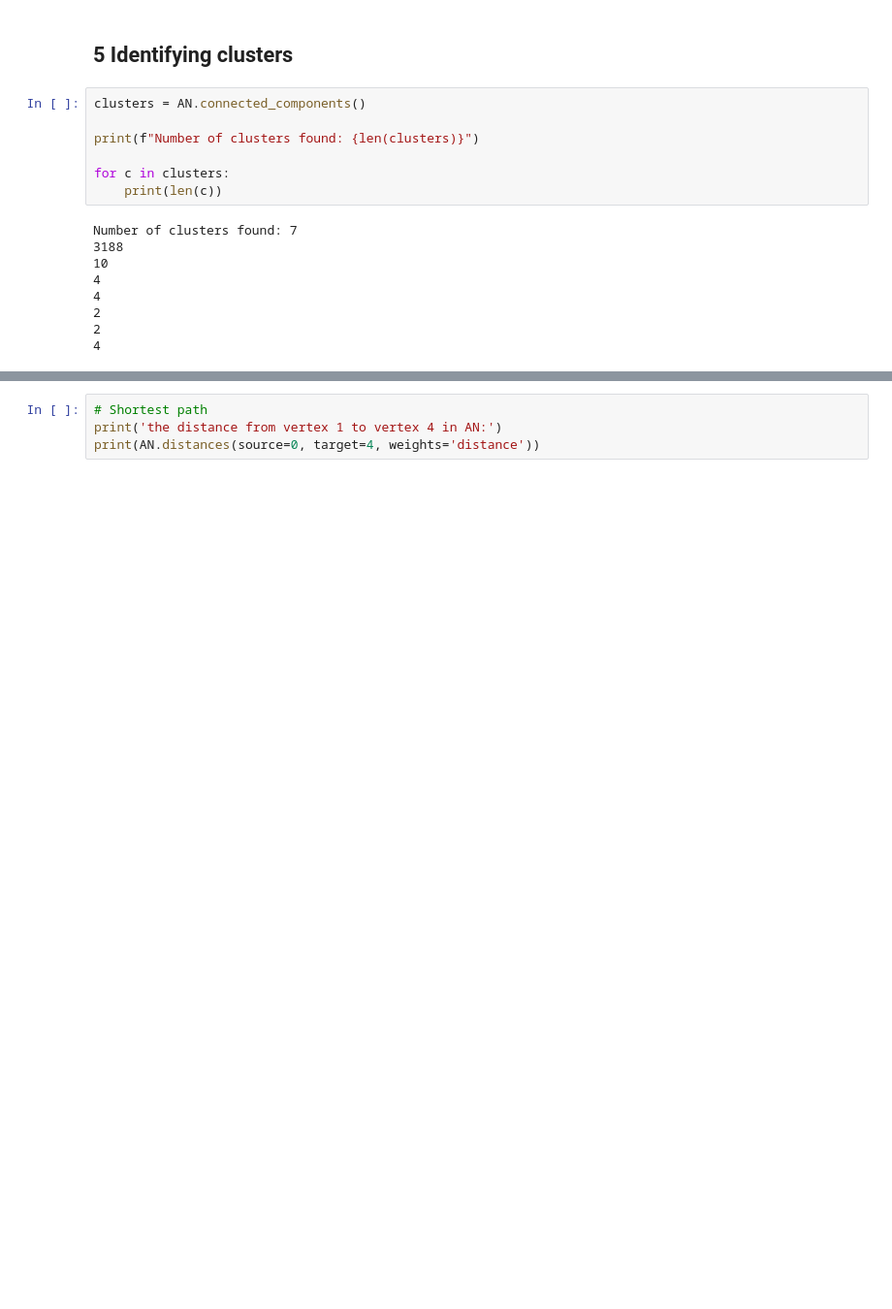
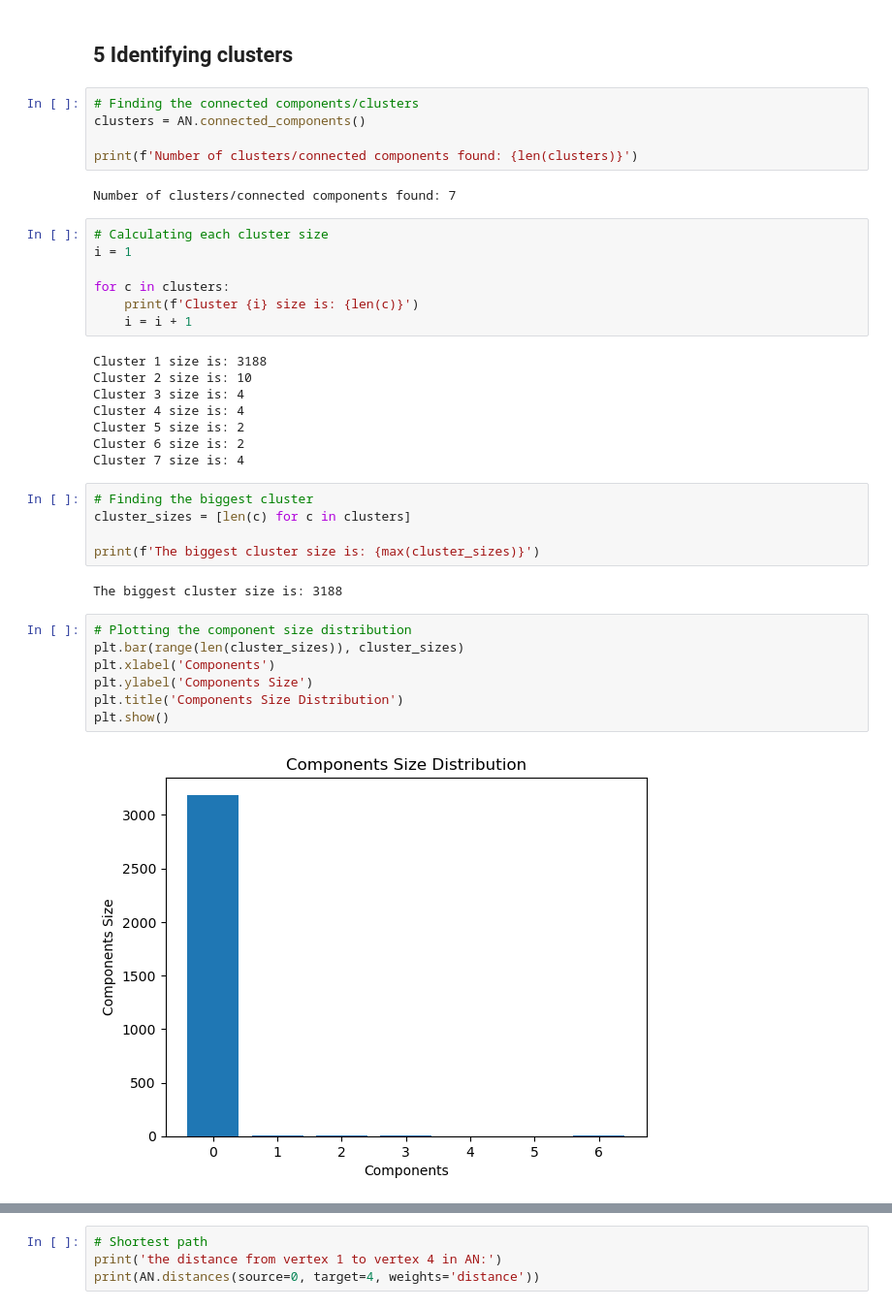
Before and after one commit to dlleonardo/openflights-airport-network-analysis, a Jupyter notebook: main.ipynb, the cells around one changed output, grey strips where cells are left out. Shown: that part at 97% size. Drawn from its saved outputs; the diff is of its cells as text; blank space fills up the shorter version.

```diff
--- a/main.ipynb
+++ b/main.ipynb
@@ -120,18 +122,40 @@ The Airport Network average path length is: 3.9585003807963672
 # %% [markdown]
 ## 5 Identifying clusters
 # %%
+# Finding the connected components/clusters
 clusters = AN.connected_components()
 
-print(f"Number of clusters found: {len(clusters)}")
-
-for c in clusters:
-    print(len(c))
+print(f'Number of clusters/connected components found: {len(clusters)}')
 # %% [output]
-Number of clusters found: 7
-3188
-10
-4
-4
-2
-2
-4
+Number of clusters/connected components found: 7
+# %%
+# Calculating each cluster size
+i = 1
+
+for c in clusters:
+    print(f'Cluster {i} size is: {len(c)}')
+    i = i + 1
+# %% [output]
+Cluster 1 size is: 3188
+Cluster 2 size is: 10
+Cluster 3 size is: 4
+Cluster 4 size is: 4
+Cluster 5 size is: 2
+Cluster 6 size is: 2
+Cluster 7 size is: 4
+# %%
+# Finding the biggest cluster
+cluster_sizes = [len(c) for c in clusters]
+
+print(f'The biggest cluster size is: {max(cluster_sizes)}')
+# %% [output]
+The biggest cluster size is: 3188
+# %%
+# Plotting the component size distribution
+plt.bar(range(len(cluster_sizes)), cluster_sizes)
+plt.xlabel('Components')
+plt.ylabel('Components Size')
+plt.title('Components Size Distribution')
+plt.show()
+# %% [output]
+[figure, added]
```
Also changed, not shown: parts of 9 cells of this notebook.
